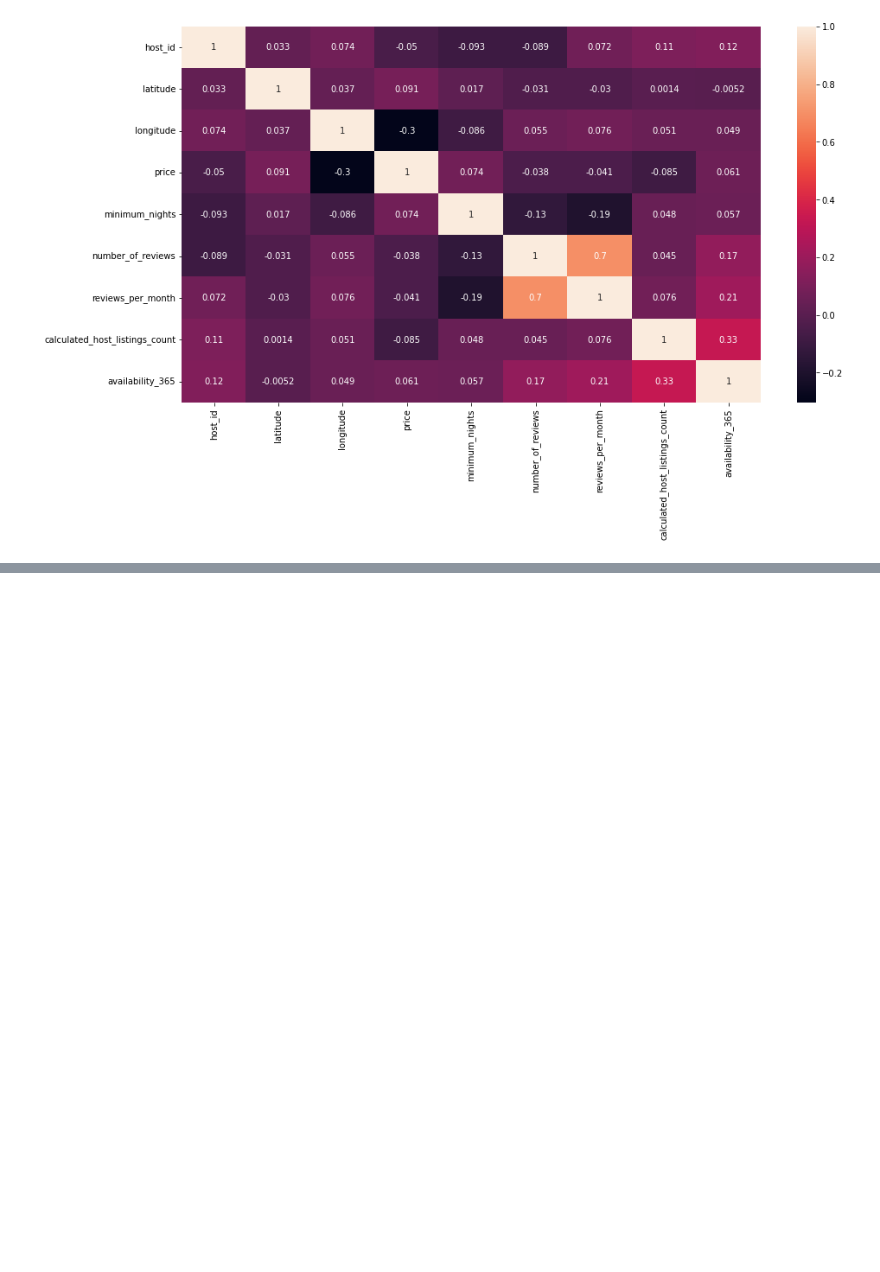
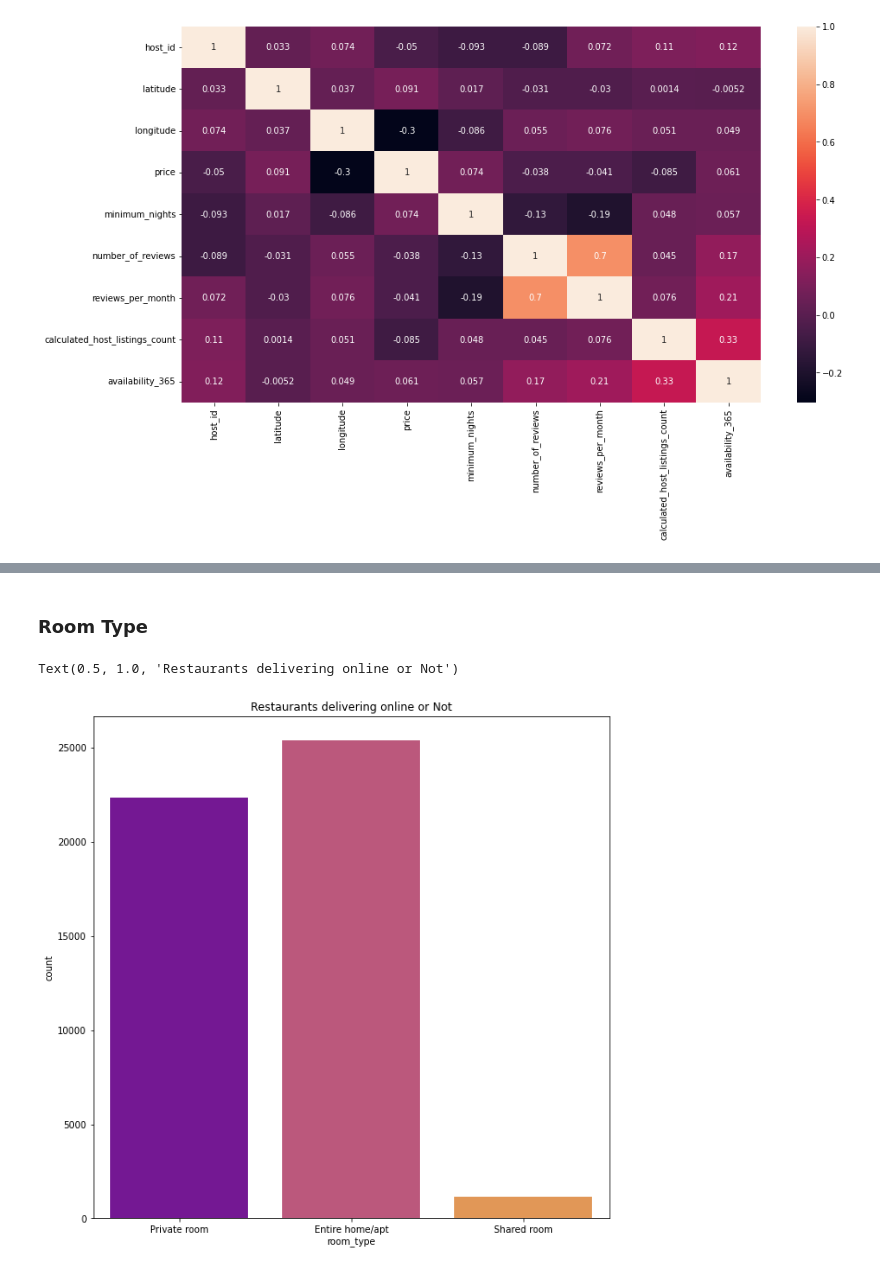
Before and after one commit to varshithkola/AIRBNB_ANALYSIS, a Jupyter notebook: Airbnb_Bookings_Analysis_Capstone_Project.ipynb, the cells around one changed output, grey strips where cells are left out. Cells and saved outputs as stored; diff of their text form; code cells hidden in the pictures; blank space fills up the shorter version.

```diff
--- a/Airbnb_Bookings_Analysis_Capstone_Project.ipynb
+++ b/Airbnb_Bookings_Analysis_Capstone_Project.ipynb
@@ -167,0 +185,10 @@ Index(['host_id', 'neighbourhood_group', 'neighbourhood', 'latitude',
+# %% [markdown]
+### Room Type
+# %%
+sns.countplot(df['room_type'], palette="plasma")
+fig = plt.gcf()
+fig.set_size_inches(10,10)
+plt.title('Restaurants delivering online or Not')
+# %% [output]
+Text(0.5, 1.0, 'Restaurants delivering online or Not')
+[figure, added]
```
Also changed, not shown: parts of 4 cells of this notebook.
